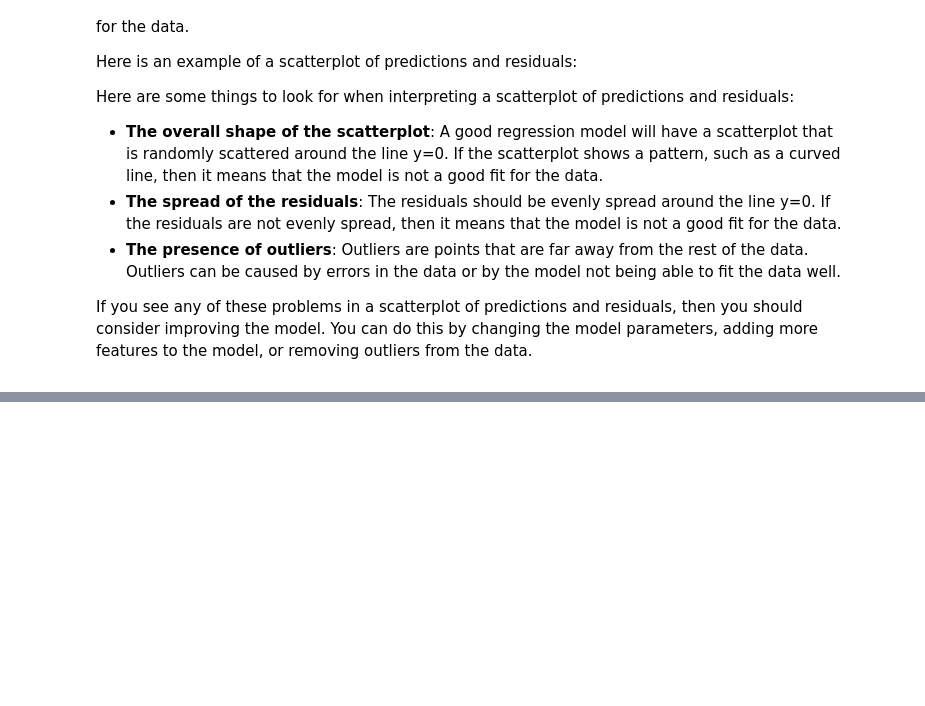
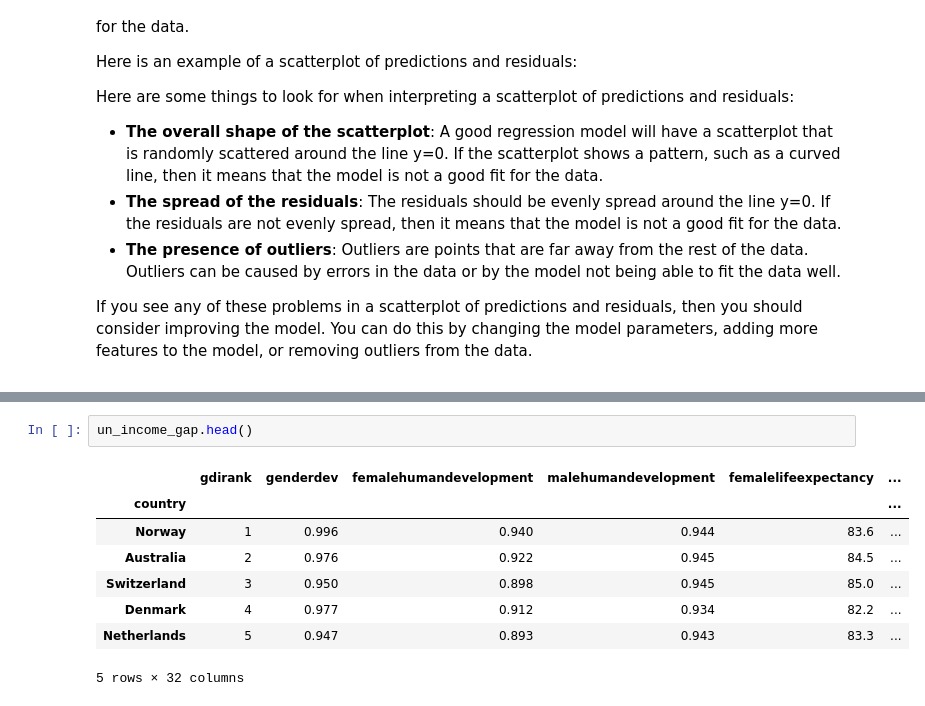
Before and after one commit to alextanhongpin/data-cleaning-and-exploration-with-machine-learning, a Jupyter notebook: 09_knearest_neighbors_decision_tree_random_forest_and_gradient_boosted_regression.ipynb, the cells around one changed output, grey strips where cells are left out. Saved outputs shown, nothing was run; the diff lists cells and outputs as text; folded sections open; blank space fills up the shorter version.

```diff
--- a/09_knearest_neighbors_decision_tree_random_forest_and_gradient_boosted_regression.ipynb
+++ b/09_knearest_neighbors_decision_tree_random_forest_and_gradient_boosted_regression.ipynb
@@ -324,0 +395,11 @@ If you see any of these problems in a scatterplot of predictions and residuals,
+# %%
+un_income_gap.head()
+# %% [output]
+|  | gdirank | genderdev | femalehumandevelopment | malehumandevelopment | femalelifeexpectancy | ... |
+| country |  |  |  |  |  | ... |
+| Norway | 1 | 0.996 | 0.940 | 0.944 | 83.6 | ... |
+| Australia | 2 | 0.976 | 0.922 | 0.945 | 84.5 | ... |
+| Switzerland | 3 | 0.950 | 0.898 | 0.945 | 85.0 | ... |
+| Denmark | 4 | 0.977 | 0.912 | 0.934 | 82.2 | ... |
+| Netherlands | 5 | 0.947 | 0.893 | 0.943 | 83.3 | ... |
+5 rows × 32 columns
```
Also changed, not shown: parts of 29 cells of this notebook.
